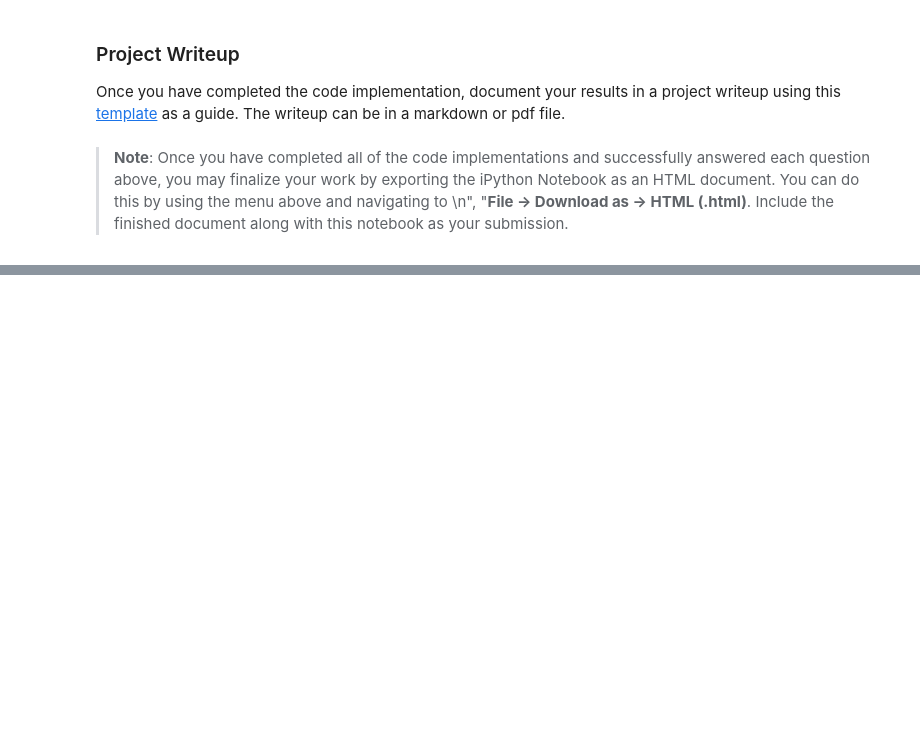
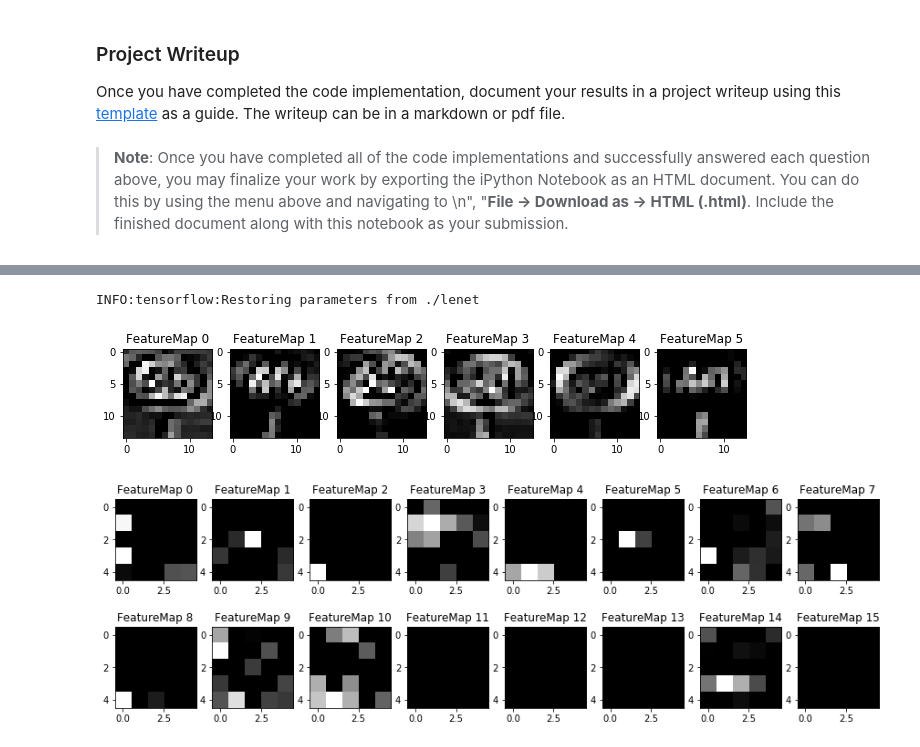
Before and after one commit to willog11/CarND-Traffic-Sign-Classifier-Project, a Jupyter notebook: Traffic_Sign_Classifier.ipynb, the cells around one changed output, grey strips where cells are left out. Saved outputs shown, nothing was run; the diff lists cells and outputs as text; code cells hidden in the pictures; blank space fills up the shorter version.

```diff
--- a/Traffic_Sign_Classifier.ipynb
+++ b/Traffic_Sign_Classifier.ipynb
@@ -574,3 +623,14 @@ def outputFeatureMap(image_input, tf_activation, activation_min=-1, activation_m
             plt.imshow(activation[0,:,:, featuremap], interpolation="nearest", vmin=activation_min, cmap="gray")
         else:
             plt.imshow(activation[0,:,:, featuremap], interpolation="nearest", cmap="gray")
+# %%
+with tf.Session() as sess:
+    saver.restore(sess, tf.train.latest_checkpoint('.'))
+    conv1 = sess.graph.get_tensor_by_name('conv1:0')
+    outputFeatureMap(images_test, conv1, activation_min=-1, activation_max=-1, plt_num=0)
+    conv2 = sess.graph.get_tensor_by_name('conv2:0')
+    outputFeatureMap(images_test, conv2, activation_min=-1, activation_max=-1, plt_num=1)
+# %% [output]
+INFO:tensorflow:Restoring parameters from ./lenet
+[figure, added]
+[figure, added]
```
Also changed, not shown: parts of 8 cells of this notebook, 1 other file.
